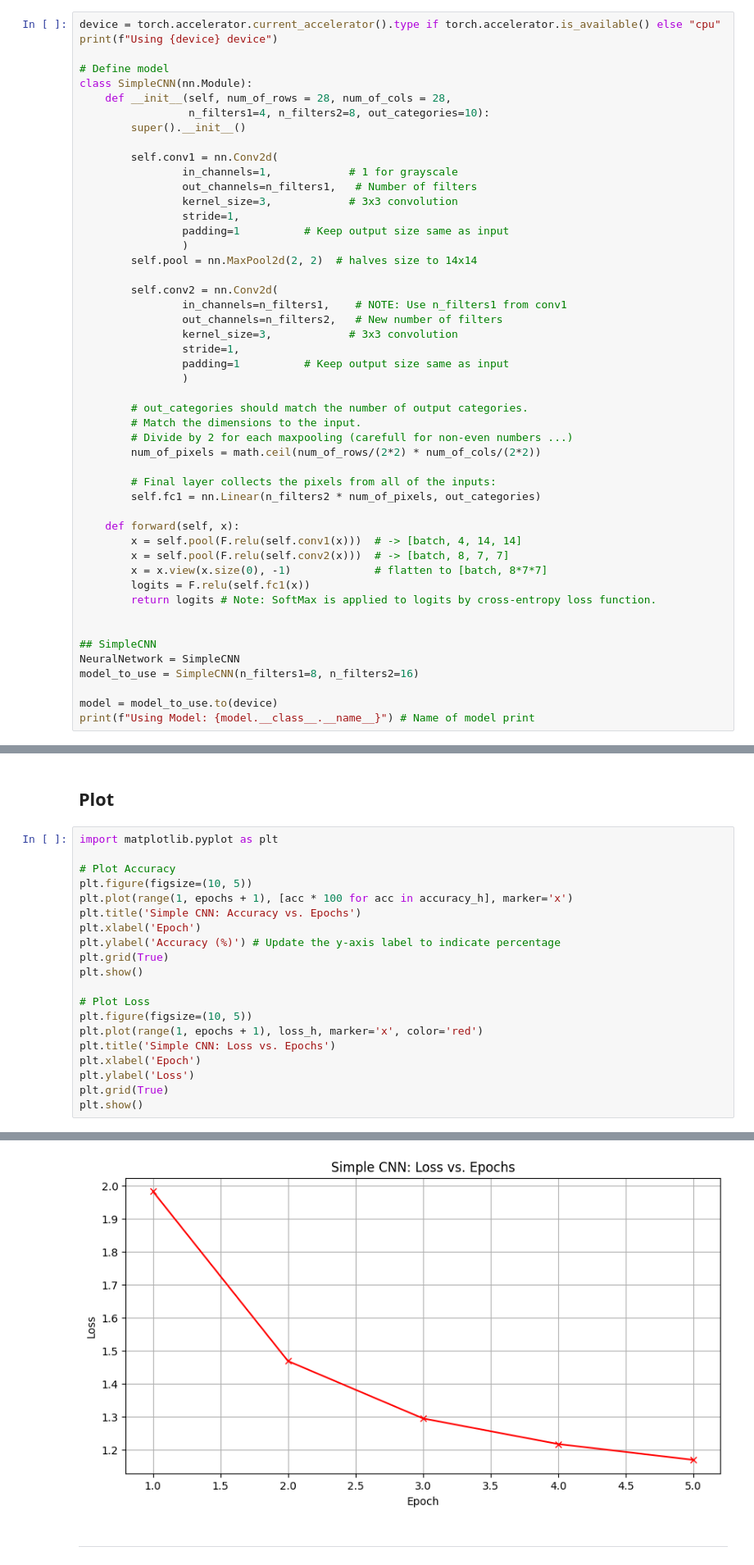
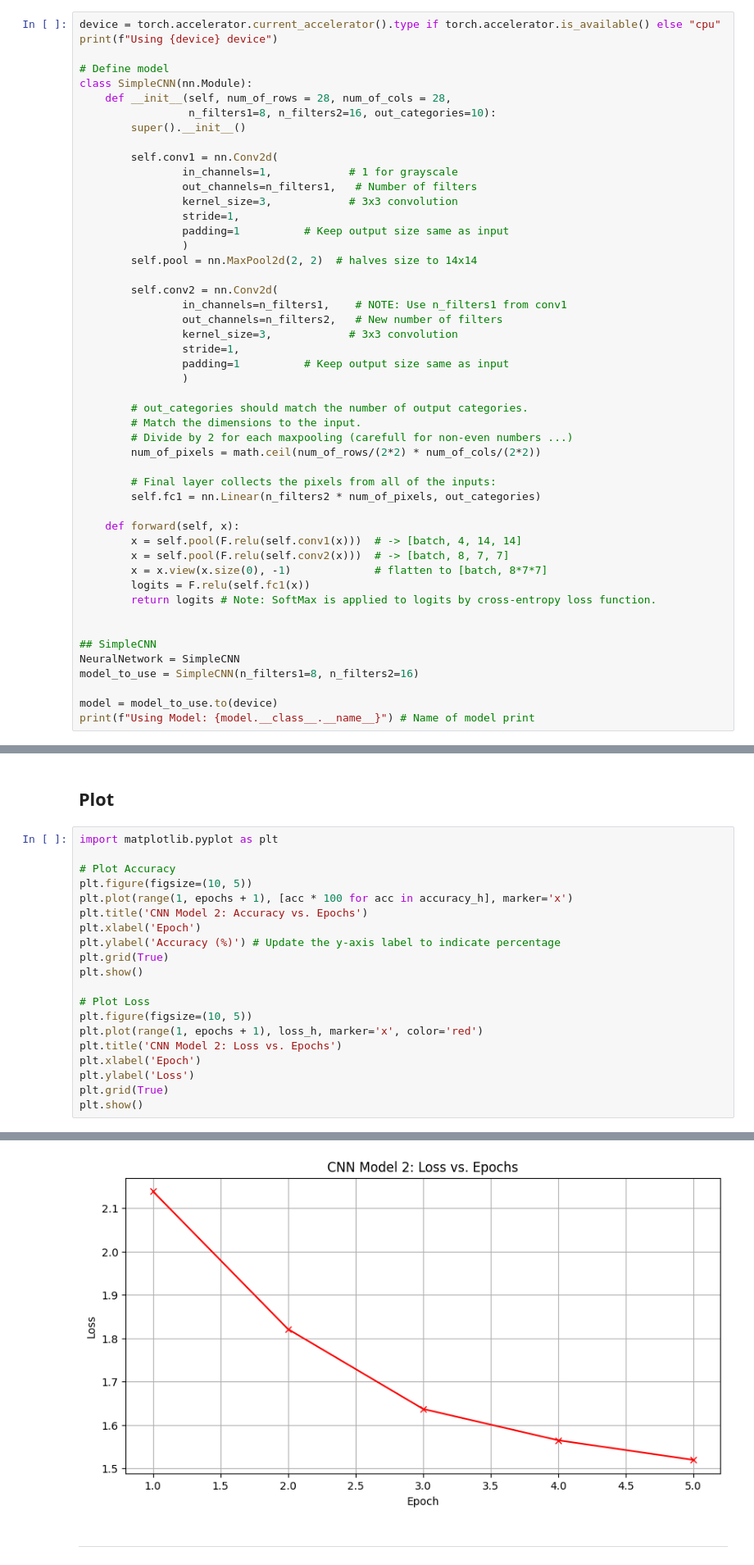
Before and after one commit to Koosmaster/ECE-506, a Jupyter notebook: Parrish_Session_16_models.ipynb, the cells around one changed output, grey strips where cells are left out. Shown: that part at 82% size. Cells and saved outputs as stored; diff of their text form.

```diff
--- a/Parrish_Session_16_models.ipynb
+++ b/Parrish_Session_16_models.ipynb
@@ -546,7 +505,7 @@ print(f"Using {device} device")
 # Define model
 class SimpleCNN(nn.Module):
     def __init__(self, num_of_rows = 28, num_of_cols = 28,
-                 n_filters1=4, n_filters2=8, out_categories=10):
+                 n_filters1=8, n_filters2=16, out_categories=10):
         super().__init__()
 
         self.conv1 = nn.Conv2d(
@@ -722,7 +681,7 @@ import matplotlib.pyplot as plt
 # Plot Accuracy
 plt.figure(figsize=(10, 5))
 plt.plot(range(1, epochs + 1), [acc * 100 for acc in accuracy_h], marker='x')
-plt.title('Simple CNN: Accuracy vs. Epochs')
+plt.title('CNN Model 2: Accuracy vs. Epochs')
 plt.xlabel('Epoch')
 plt.ylabel('Accuracy (%)') # Update the y-axis label to indicate percentage
 plt.grid(True)
@@ -731,7 +690,7 @@ plt.show()
 # Plot Loss
 plt.figure(figsize=(10, 5))
 plt.plot(range(1, epochs + 1), loss_h, marker='x', color='red')
-plt.title('Simple CNN: Loss vs. Epochs')
+plt.title('CNN Model 2: Loss vs. Epochs')
 plt.xlabel('Epoch')
 plt.ylabel('Loss')
 plt.grid(True)
@@ -741,4 +700,4 @@ plt.show()
-[figure, old version]
+[figure, new version]
 # %% [markdown]
 ------------------------------------------------------------------------
 # %% [markdown]
```
Also changed, not shown: parts of 20 cells of this notebook.
